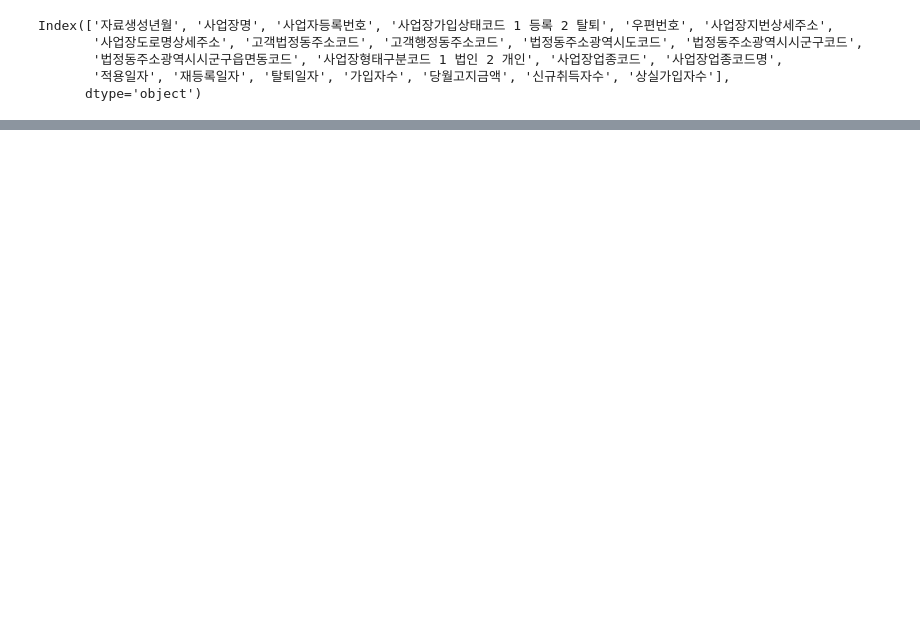
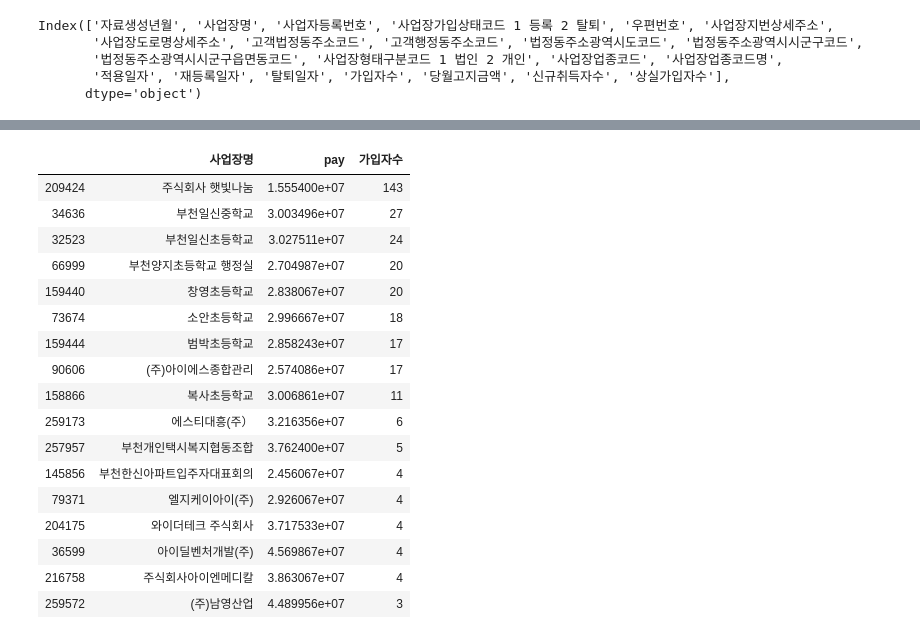
Before and after one commit to parkeunsang/toy_projects, a Jupyter notebook: salary/salary.ipynb, the cells around one changed output, grey strips where cells are left out. Drawn from its saved outputs; the diff is of its cells as text; code cells hidden in the pictures; blank space fills up the shorter version.

Commit message:
update: salary 정리

```diff
--- a/salary/salary.ipynb
+++ b/salary/salary.ipynb
@@ -11,6 +12,6 @@ import numpy as np
 # %%
-data = pd.read_csv('./large_data/국민연금공단_국민연금 가입 사업장 내역_20220121.csv',
+salary = pd.read_csv('./large_data/국민연금공단_국민연금 가입 사업장 내역_20220331.csv',
                    encoding='cp949', low_memory=False)
 # %%
-data.columns = [x.strip() for x in data.columns]
+salary.columns = [x.strip() for x in salary.columns]
 # %%
@@ -24,6 +27,5 @@ Index(['자료생성년월', '사업장명', '사업자등록번호', '사업장
 # %%
-# 데이터 전처리
-pay = data['당월고지금액']/data['가입자수']
-pay = pay * 12 * 100 / 9
-data['pay'] = pay
+pay = salary['당월고지금액']/salary['가입자수']
+pay = pay * 12 * 100 / 9 # 국민연금 납부액을 통한 연봉추정액
+salary['pay'] = pay
 # %%
@@ -147,0 +72,5 @@ z
+# %%
+salary['code'] = salary['고객법정동주소코드'].astype(str).str[:5]
+salary['pay_sum'] = salary['pay'] * salary['가입자수']
+salary_region = salary.groupby('code').mean()
+salary_region['pay_mean'] = salary_region['pay_sum'] / salary_region['가입자수']
@@ -147,0 +154,21 @@ z
+# %%
+salary[salary['code'] == '41197'].sort_values('가입자수', ascending=False)[['사업장명', 'pay', '가입자수']]
+# %% [output]
+|  | 사업장명 | pay | 가입자수 |
+| 209424 | 주식회사 햇빛나눔 | 1.555400e+07 | 143 |
+| 34636 | 부천일신중학교 | 3.003496e+07 | 27 |
+| 32523 | 부천일신초등학교 | 3.027511e+07 | 24 |
+| 66999 | 부천양지초등학교 행정실 | 2.704987e+07 | 20 |
+| 159440 | 창영초등학교 | 2.838067e+07 | 20 |
+| 73674 | 소안초등학교 | 2.996667e+07 | 18 |
+| 159444 | 범박초등학교 | 2.858243e+07 | 17 |
+| 90606 | (주)아이에스종합관리 | 2.574086e+07 | 17 |
+| 158866 | 복사초등학교 | 3.006861e+07 | 11 |
+| 259173 | 에스티대흥(주） | 3.216356e+07 | 6 |
+| 257957 | 부천개인택시복지협동조합 | 3.762400e+07 | 5 |
+| 145856 | 부천한신아파트입주자대표회의 | 2.456067e+07 | 4 |
+| 79371 | 엘지케이아이(주) | 2.926067e+07 | 4 |
+| 204175 | 와이더테크 주식회사 | 3.717533e+07 | 4 |
+| 36599 | 아이딜벤처개발(주) | 4.569867e+07 | 4 |
+| 216758 | 주식회사아이엔메디칼 | 3.863067e+07 | 4 |
+| 259572 | (주)남영산업 | 4.489956e+07 | 3 |
```
Also changed, not shown: parts of 50 cells of this notebook.
